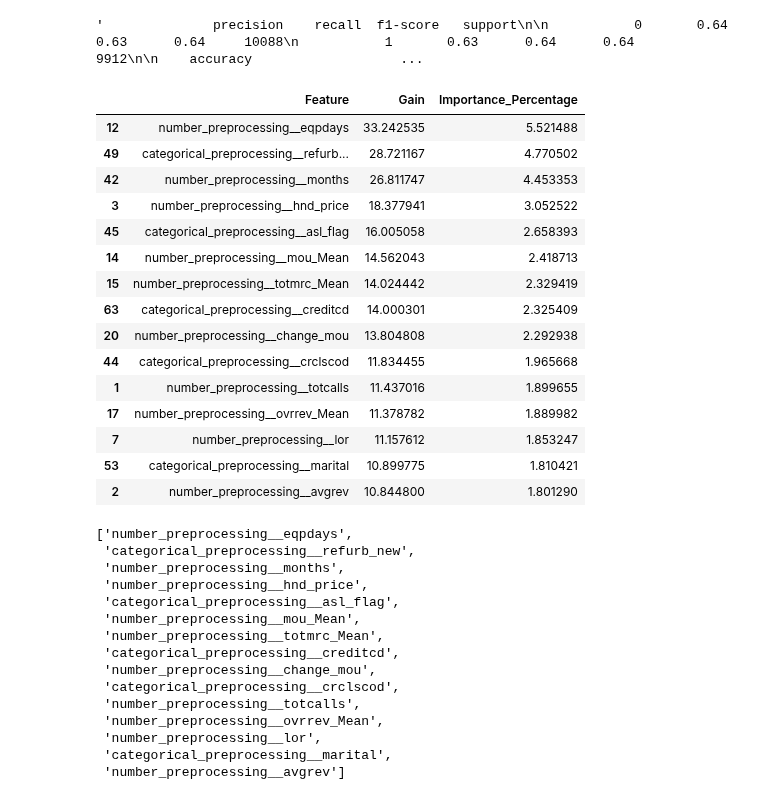
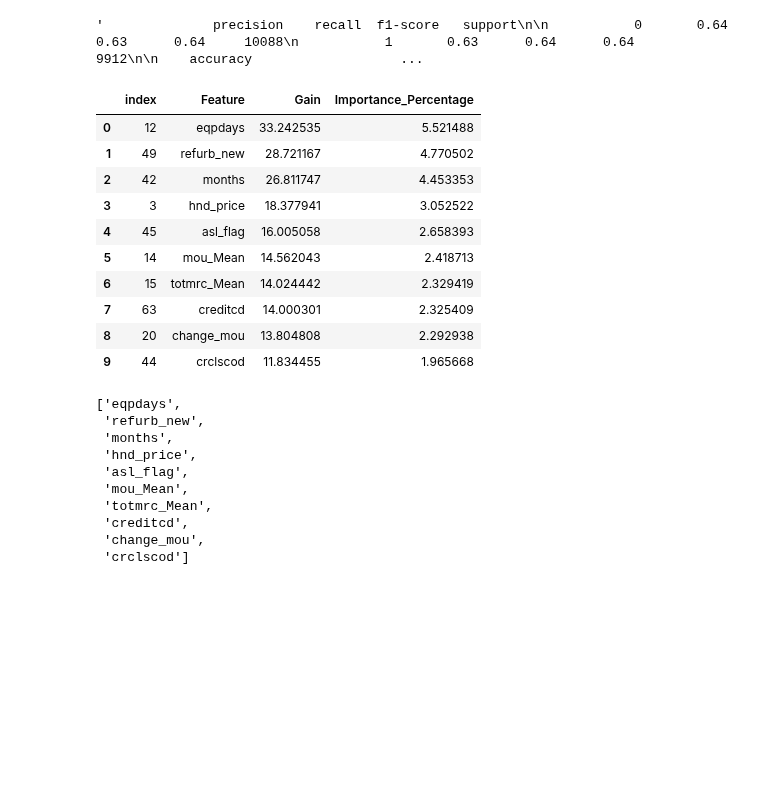
Before and after one commit to SalemElbermawy/gci_final_project, a Jupyter notebook: gci_final.ipynb, the cells around one changed output. Saved outputs shown, nothing was run; the diff lists cells and outputs as text; code cells hidden in the pictures; blank space fills up the shorter version.

```diff
--- a/gci_final.ipynb
+++ b/gci_final.ipynb
@@ -323,7 +323,7 @@ cat_pipe=Pipeline(steps=[
 col_transformer=ColumnTransformer(transformers=[
     ("number_preprocessing",num_pipe,num_cols),
     ("categorical_preprocessing",cat_pipe,cat_cols)
-])
+],verbose_feature_names_out=False)
 # %%
 pre_data_x=col_transformer.fit_transform(strat_train_x)
 type(pre_data_x)
@@ -377,54 +377,45 @@ classification_report(strat_test_y,y_pred)
 # %%
 importance_dict = model.get_booster().get_score(importance_type='gain')
 
 df_importance = pd.DataFrame({
     'Feature': list(importance_dict.keys()),
     'Gain': list(importance_dict.values())
 })
 
 total_gain = df_importance['Gain'].sum()
 df_importance['Importance_Percentage'] = (df_importance['Gain'] / total_gain) * 100
 
-df_top = df_importance.sort_values(by='Importance_Percentage', ascending=False).head(15)
+df_top = df_importance.sort_values(by='Importance_Percentage', ascending=False).head(10)
 
 top_col=list(df_top["Feature"])
 
+df_top=df_top.reset_index()
 df_top
 # %% [output]
-|  | Feature | Gain | Importance_Percentage |
-| 12 | number_preprocessing__eqpdays | 33.242535 | 5.521488 |
-| 49 | categorical_preprocessing__refurb... | 28.721167 | 4.770502 |
-| 42 | number_preprocessing__months | 26.811747 | 4.453353 |
-| 3 | number_preprocessing__hnd_price | 18.377941 | 3.052522 |
-| 45 | categorical_preprocessing__asl_flag | 16.005058 | 2.658393 |
-| 14 | number_preprocessing__mou_Mean | 14.562043 | 2.418713 |
-| 15 | number_preprocessing__totmrc_Mean | 14.024442 | 2.329419 |
-| 63 | categorical_preprocessing__creditcd | 14.000301 | 2.325409 |
-| 20 | number_preprocessing__change_mou | 13.804808 | 2.292938 |
-| 44 | categorical_preprocessing__crclscod | 11.834455 | 1.965668 |
-| 1 | number_preprocessing__totcalls | 11.437016 | 1.899655 |
-| 17 | number_preprocessing__ovrrev_Mean | 11.378782 | 1.889982 |
-| 7 | number_preprocessing__lor | 11.157612 | 1.853247 |
-| 53 | categorical_preprocessing__marital | 10.899775 | 1.810421 |
-| 2 | number_preprocessing__avgrev | 10.844800 | 1.801290 |
+|  | index | Feature | Gain | Importance_Percentage |
+| 0 | 12 | eqpdays | 33.242535 | 5.521488 |
+| 1 | 49 | refurb_new | 28.721167 | 4.770502 |
+| 2 | 42 | months | 26.811747 | 4.453353 |
+| 3 | 3 | hnd_price | 18.377941 | 3.052522 |
+| 4 | 45 | asl_flag | 16.005058 | 2.658393 |
+| 5 | 14 | mou_Mean | 14.562043 | 2.418713 |
+| 6 | 15 | totmrc_Mean | 14.024442 | 2.329419 |
+| 7 | 63 | creditcd | 14.000301 | 2.325409 |
+| 8 | 20 | change_mou | 13.804808 | 2.292938 |
+| 9 | 44 | crclscod | 11.834455 | 1.965668 |
 # %%
 top_col
 # %% [output]
-['number_preprocessing__eqpdays',
- 'categorical_preprocessing__refurb_new',
- 'number_preprocessing__months',
- 'number_preprocessing__hnd_price',
- 'categorical_preprocessing__asl_flag',
- 'number_preprocessing__mou_Mean',
- 'number_preprocessing__totmrc_Mean',
- 'categorical_preprocessing__creditcd',
- 'number_preprocessing__change_mou',
- 'categorical_preprocessing__crclscod',
- 'number_preprocessing__totcalls',
- 'number_preprocessing__ovrrev_Mean',
- 'number_preprocessing__lor',
- 'categorical_preprocessing__marital',
- 'number_preprocessing__avgrev']
+['eqpdays',
+ 'refurb_new',
+ 'months',
+ 'hnd_price',
+ 'asl_flag',
+ 'mou_Mean',
+ 'totmrc_Mean',
+ 'creditcd',
+ 'change_mou',
+ 'crclscod']
 # %%
 kl=[]
 for x in top_col:
```
Also changed, not shown: parts of 11 cells of this notebook.
